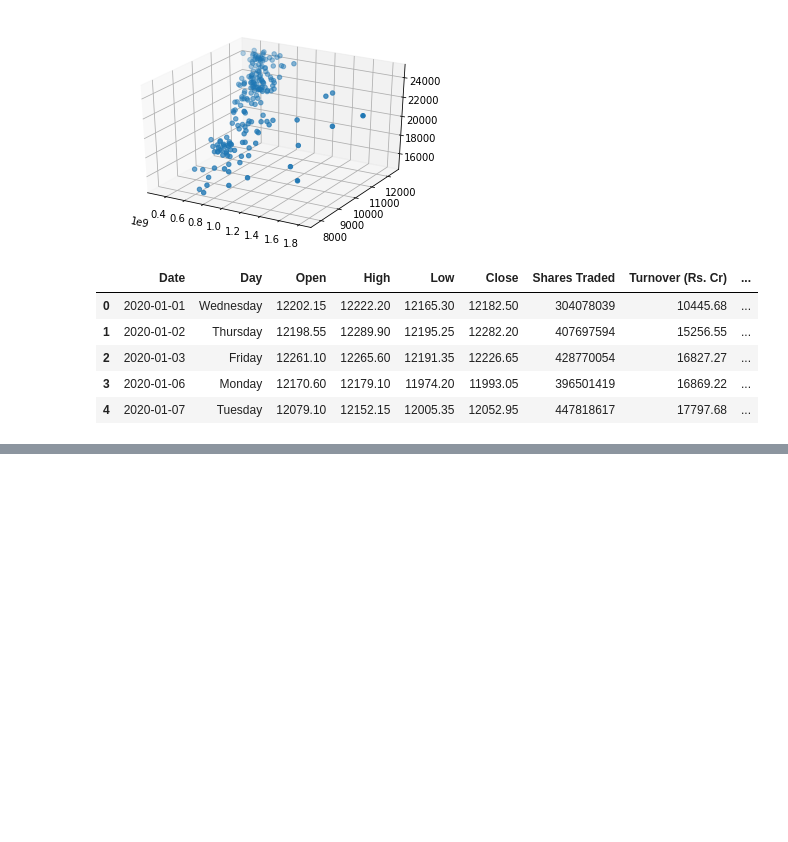
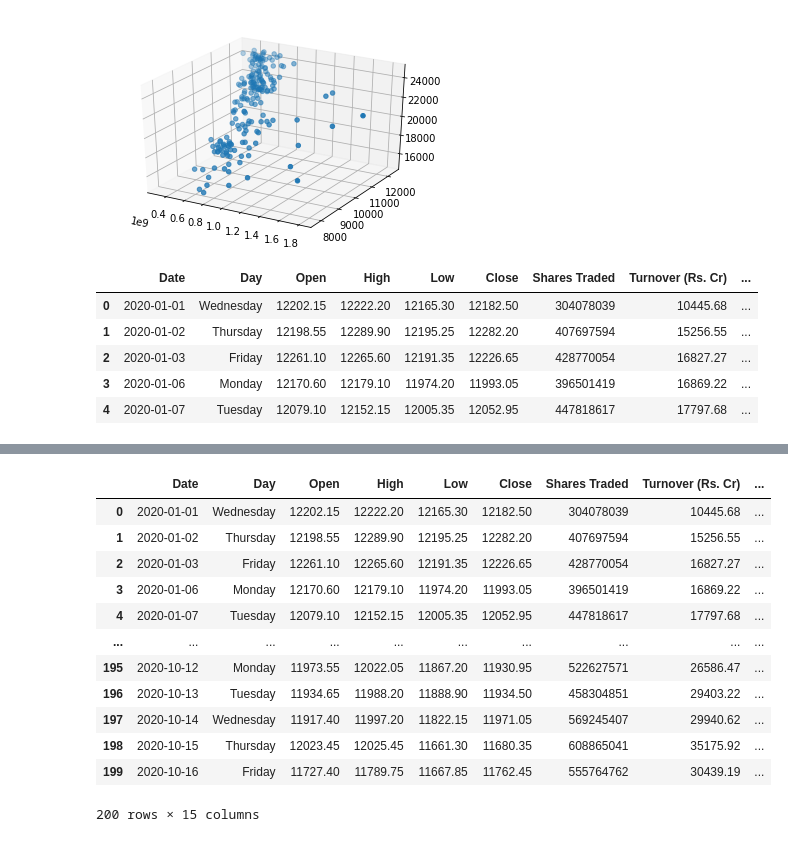
Before and after one commit to akshar99/AI-Trading, a Jupyter notebook: Mini_Project_20(Pivot,_Resistance_Support).ipynb, the cells around one changed output, grey strips where cells are left out. Cells and saved outputs as stored; diff of their text form; code cells hidden in the pictures; blank space fills up the shorter version.

```diff
--- a/Mini_Project_20(Pivot,_Resistance_Support).ipynb
+++ b/Mini_Project_20(Pivot,_Resistance_Support).ipynb
@@ -254,0 +275,16 @@ nifty.describe()
+# %%
+nifty
+# %% [output]
+|  | Date | Day | Open | High | Low | Close | Shares Traded | Turnover (Rs. Cr) | ... |
+| 0 | 2020-01-01 | Wednesday | 12202.15 | 12222.20 | 12165.30 | 12182.50 | 304078039 | 10445.68 | ... |
+| 1 | 2020-01-02 | Thursday | 12198.55 | 12289.90 | 12195.25 | 12282.20 | 407697594 | 15256.55 | ... |
+| 2 | 2020-01-03 | Friday | 12261.10 | 12265.60 | 12191.35 | 12226.65 | 428770054 | 16827.27 | ... |
+| 3 | 2020-01-06 | Monday | 12170.60 | 12179.10 | 11974.20 | 11993.05 | 396501419 | 16869.22 | ... |
+| 4 | 2020-01-07 | Tuesday | 12079.10 | 12152.15 | 12005.35 | 12052.95 | 447818617 | 17797.68 | ... |
+| ... | ... | ... | ... | ... | ... | ... | ... | ... | ... |
+| 195 | 2020-10-12 | Monday | 11973.55 | 12022.05 | 11867.20 | 11930.95 | 522627571 | 26586.47 | ... |
+| 196 | 2020-10-13 | Tuesday | 11934.65 | 11988.20 | 11888.90 | 11934.50 | 458304851 | 29403.22 | ... |
+| 197 | 2020-10-14 | Wednesday | 11917.40 | 11997.20 | 11822.15 | 11971.05 | 569245407 | 29940.62 | ... |
+| 198 | 2020-10-15 | Thursday | 12023.45 | 12025.45 | 11661.30 | 11680.35 | 608865041 | 35175.92 | ... |
+| 199 | 2020-10-16 | Friday | 11727.40 | 11789.75 | 11667.85 | 11762.45 | 555764762 | 30439.19 | ... |
+200 rows × 15 columns
```
Also changed, not shown: parts of 8 cells of this notebook.
